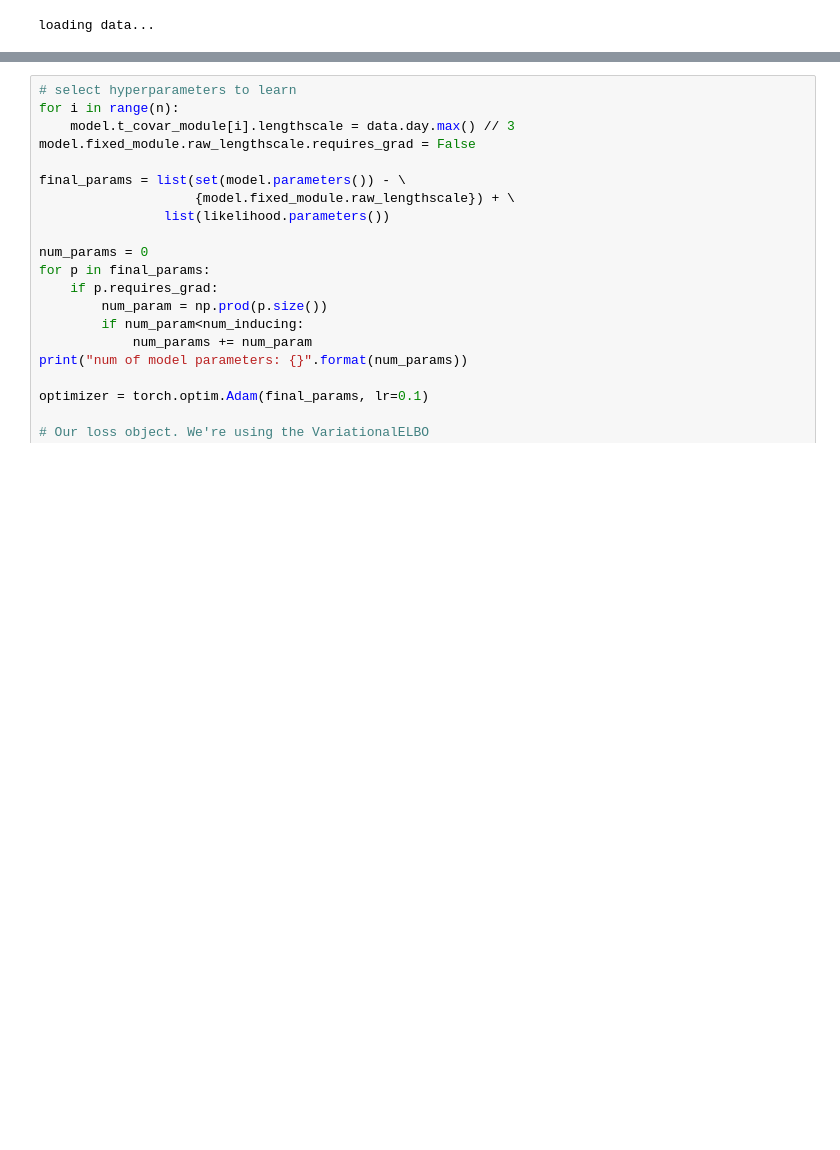
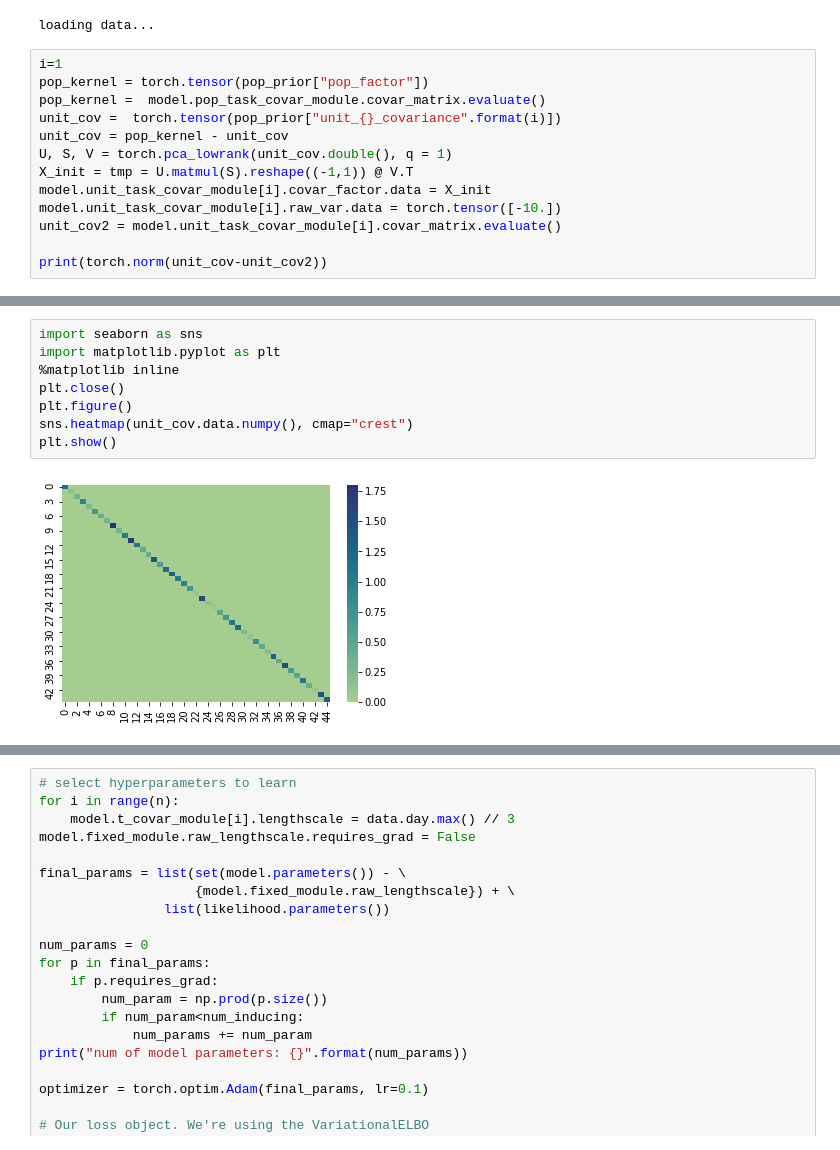
Before and after one commit to yahoochen97/GP-Idiographic-Measurement, a Jupyter notebook: GP_ESM.ipynb, the cells around one changed output, grey strips where cells are left out. Drawn from its saved outputs; the diff is of its cells as text; blank space fills up the shorter version.

```diff
--- a/GP_ESM.ipynb
+++ b/GP_ESM.ipynb
@@ -69,3 +69,16 @@ train_x = train_x[train_y!=0]
 train_y = train_y[train_y!=0]
 # %% [output]
 loading data...
+# %%
+i=1
+pop_kernel = torch.tensor(pop_prior["pop_factor"])
+pop_kernel =  model.pop_task_covar_module.covar_matrix.evaluate()
+unit_cov =  torch.tensor(pop_prior["unit_{}_covariance".format(i)])
+unit_cov = pop_kernel - unit_cov
+U, S, V = torch.pca_lowrank(unit_cov.double(), q = 1)
+X_init = tmp = U.matmul(S).reshape((-1,1)) @ V.T
+model.unit_task_covar_module[i].covar_factor.data = X_init
+model.unit_task_covar_module[i].raw_var.data = torch.tensor([-10.])
+unit_cov2 = model.unit_task_covar_module[i].covar_matrix.evaluate()
+
+print(torch.norm(unit_cov-unit_cov2))
@@ -71,0 +97,10 @@ loading data...
+# %%
+import seaborn as sns
+import matplotlib.pyplot as plt
+%matplotlib inline
+plt.close()
+plt.figure()
+sns.heatmap(unit_cov.data.numpy(), cmap="crest")
+plt.show()
+# %% [output]
+[figure, added]
```
Also changed, not shown: parts of 6 cells of this notebook, 7 other files.
